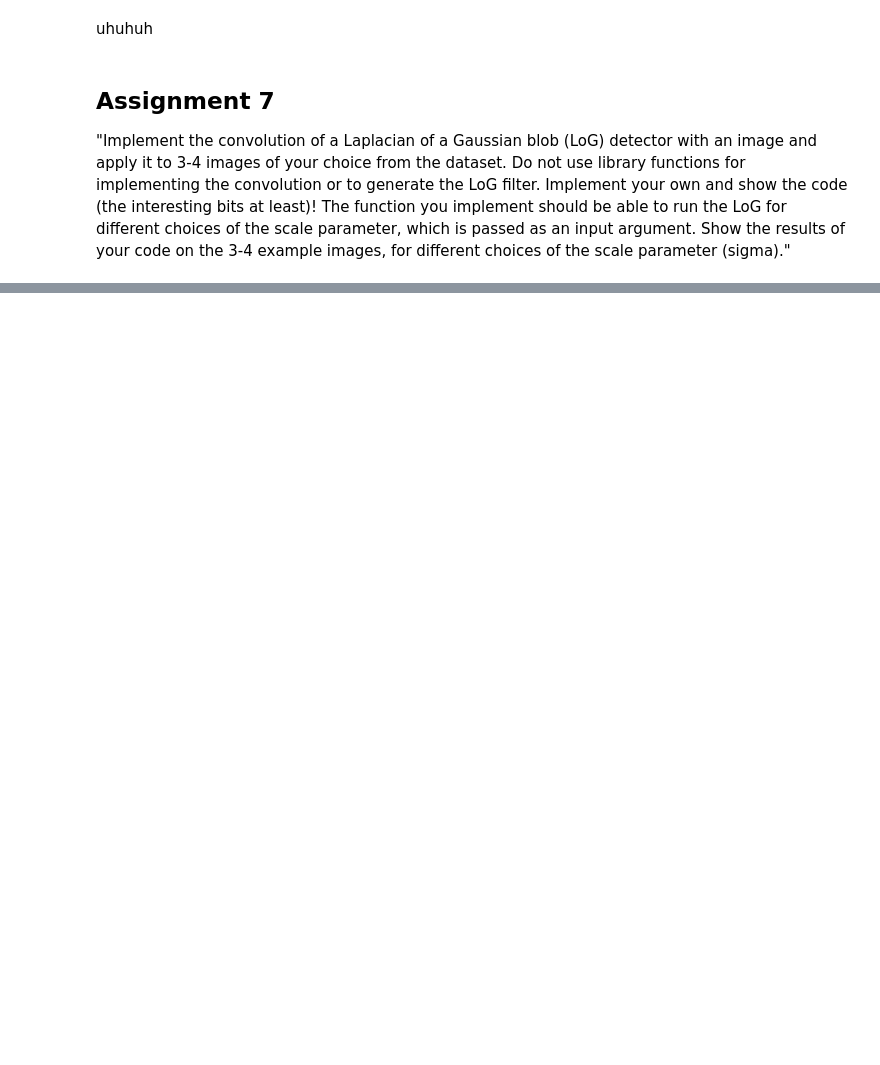
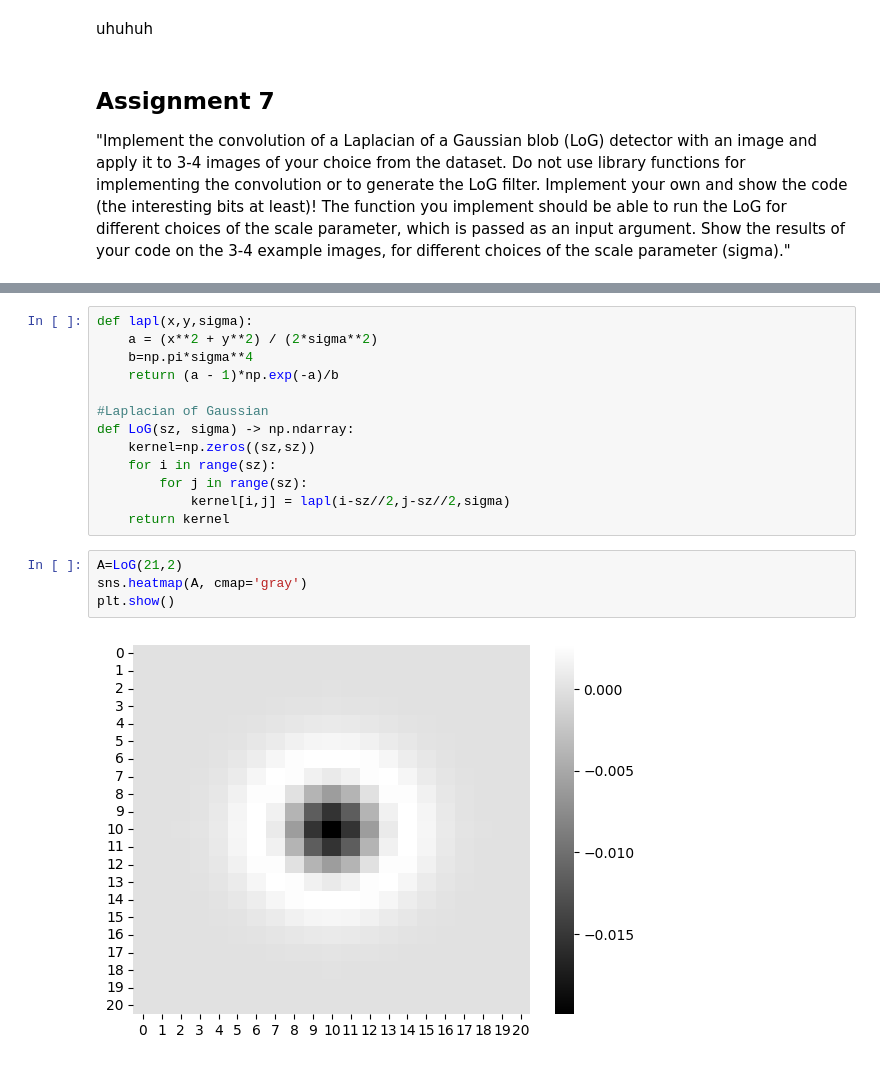
Before and after one commit to AliceNi99/ISPR-notebook, a Jupyter notebook: task7.ipynb, the cells around one changed output, grey strips where cells are left out. Drawn from its saved outputs; the diff is of its cells as text; blank space fills up the shorter version.

```diff
--- a/task7.ipynb
+++ b/task7.ipynb
@@ -5,0 +35,19 @@ uhuhuh
+# %%
+def lapl(x,y,sigma):
+    a = (x**2 + y**2) / (2*sigma**2)
+    b=np.pi*sigma**4
+    return (a - 1)*np.exp(-a)/b
+
+#Laplacian of Gaussian
+def LoG(sz, sigma) -> np.ndarray:
+    kernel=np.zeros((sz,sz))
+    for i in range(sz):
+        for j in range(sz):
+            kernel[i,j] = lapl(i-sz//2,j-sz//2,sigma)
+    return kernel
+# %%
+A=LoG(21,2)
+sns.heatmap(A, cmap='gray')
+plt.show()
+# %% [output]
+[figure, added]
```
Also changed, not shown: parts of 12 cells of this notebook, 2 other files.
